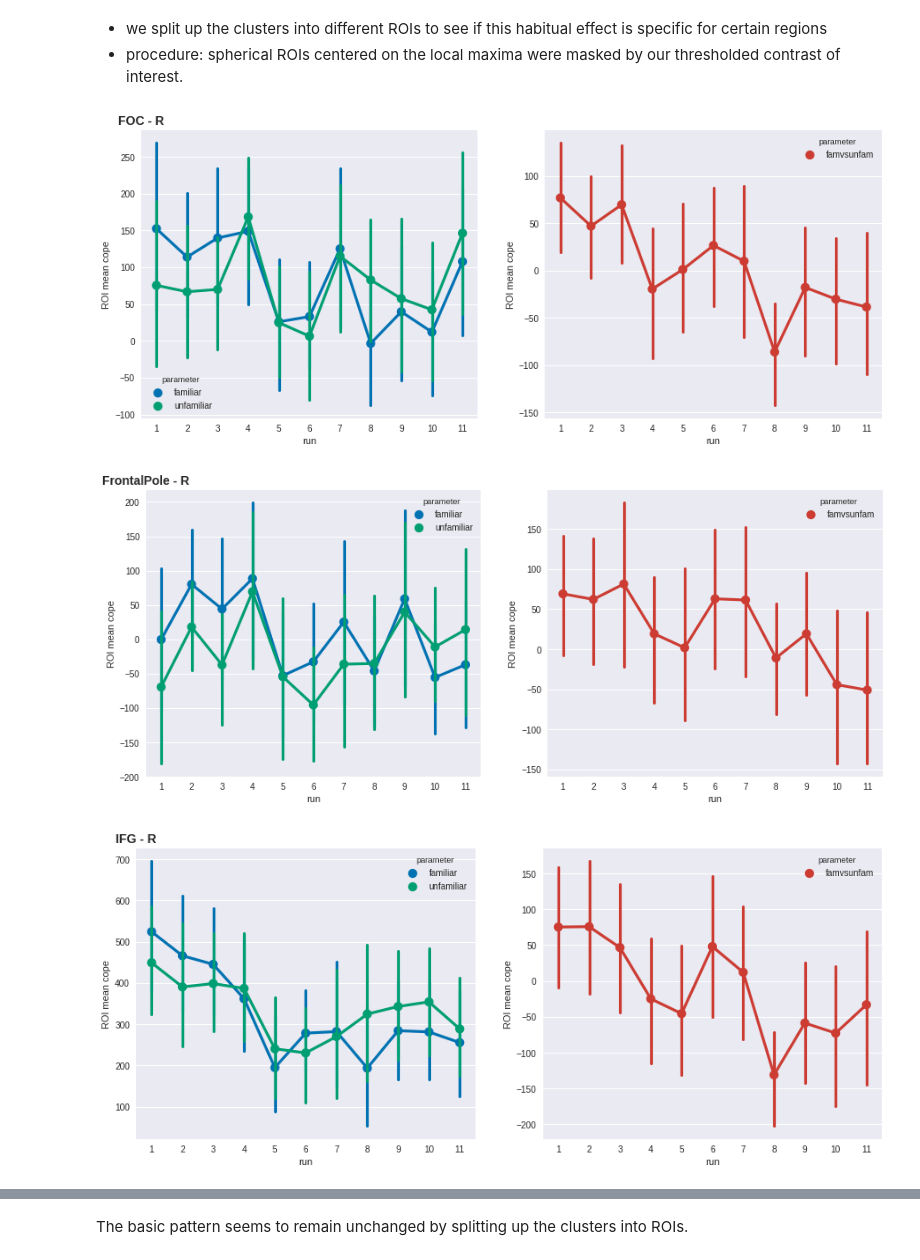
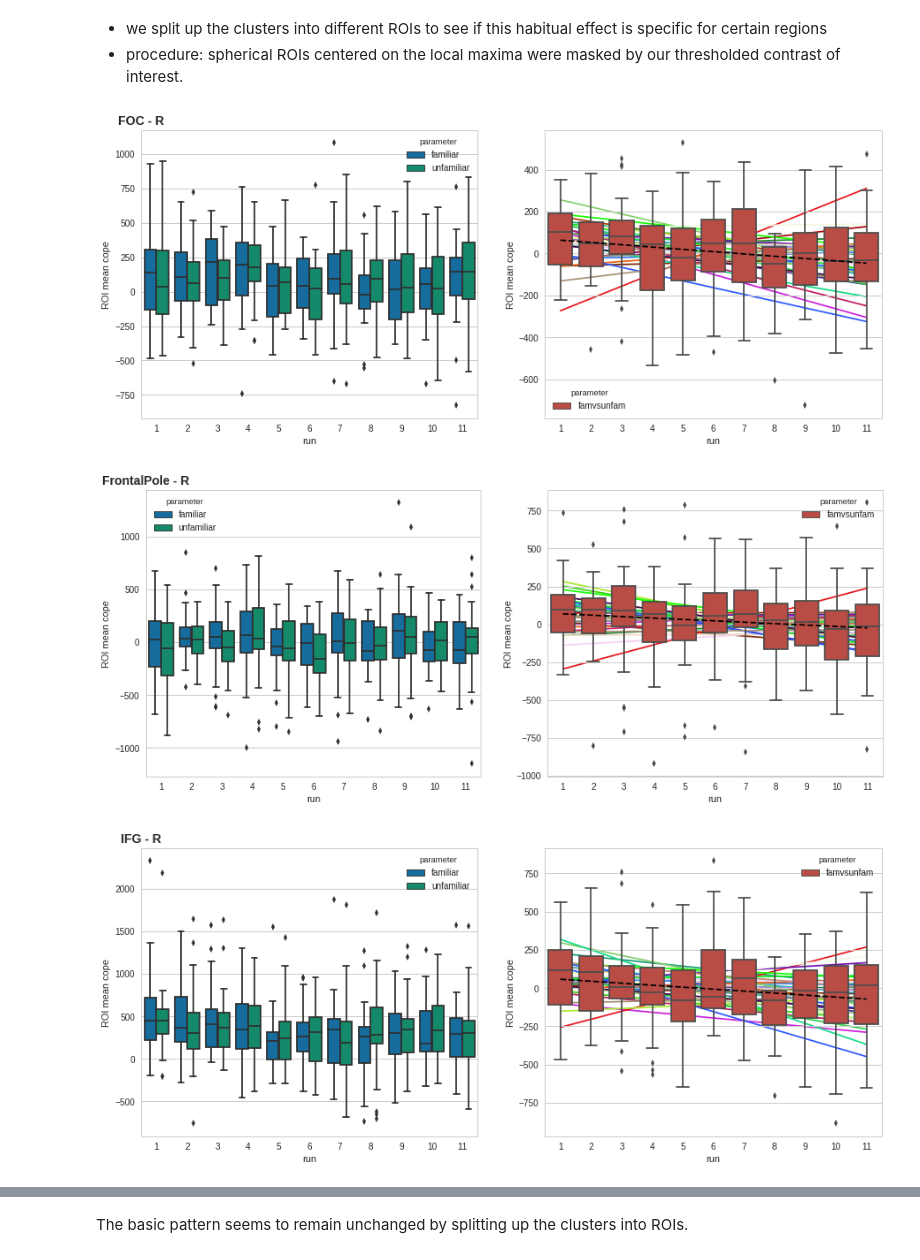
Before and after one commit to oliver-contier/famface-temporal-dynamics, a Jupyter notebook: notebooks/plot_mean_betas.ipynb, the cells around one changed output, grey strips where cells are left out. Cells and saved outputs as stored; diff of their text form; code cells hidden in the pictures.

Commit message:
gave option to plot fit lines with unique colors

```diff
--- a/notebooks/plot_mean_betas.ipynb
+++ b/notebooks/plot_mean_betas.ipynb
@@ -60,19 +61,26 @@ def extract_all(parameters, parameter_types, outdir):
                 final_df = final_df.append(df_with_sub, ignore_index=True)
 
     return final_df
+# %%
+# define unique random color for each subject
+subcolors = [{'sub' : sub,
+              'rgb' : (random.uniform(0, 1), random.uniform(0, 1), random.uniform(0, 1))}
+             for sub in range(1,34)]
 # %%
-def doubleplot(df, roilabel=None, stat='cope',
-               fitlines=False, plottype='point', fitlinecolor='grey'):
+def doubleplot(df, roilabel=False, stat='cope', plottype='point',
+               fitlines=False, subcolors=False):
     """
     Plot the progression of parameter estimates over runs in two columns:
     One for the simple regressors and one for the contrast.
     """
 
+    sns.set_style("whitegrid")
+
     # initiate subplots
     fig, (ax1, ax2) = plt.subplots(ncols=2, sharey=False, figsize=(15,6))
 
     # if no roilabel given, plot mean over all data
-    if roilabel==None:
+    if not roilabel:
         # plot two columns (one for both regressors and one for contrast)
         c1 = sns.factorplot('run', hue='parameter', y='parameter_estimate', ax=ax1, palette='colorblind',
                             data=df[df.stats==stat][(df.parameter == 'familiar') | (df.parameter=='unfamiliar')],
@@ -98,16 +106,28 @@ def doubleplot(df, roilabel=None, stat='cope',
             matched_lines = []
             for linedict in fitlines:
                 if linedict['roilabel'] == roilabel and linedict['stat'] == stat and linedict['cope'] == 'famvsunfam':
-                    line_obj = Line2D(range(nr_runs), linedict['line'],
-                                      c=fitlinecolor, linestyle='-', zorder=0)
-                    ax2.add_line(line_obj)
 
-                    matched_lines.append(np.array(linedict['line']))
+                    #if each subject should have its own color
+                    if subcolors:
+                        for subcolor in subcolors:
+                            if subcolor['sub'] == linedict['subject']:
+                                line_obj = Line2D(range(nr_runs), linedict['line'],
+                                                  c=subcolor['rgb'], linestyle='-', zorder=0)
+                                #c=fitlinecolor
+                                ax2.add_line(line_obj)
+
+
+                        matched_lines.append(np.array(linedict['line']))
+                    else:
+                        line_obj = Line2D(range(nr_runs), linedict['line'],
+                                                  c='grey', linestyle='-', zorder=0)
+                        ax2.add_line(line_obj)
+                        matched_lines.append(np.array(linedict['line']))
 
             # add a mean fit line
             meanline = np.mean(matched_lines, 0)
             meanline_obj = Line2D(range(nr_runs), meanline,
-                                  c='black', linestyle='-', zorder=3)
+                                  c='black', linestyle='--', zorder=3)
             ax2.add_line(meanline_obj)
 
         # make roi titles
@@ -253,8 +273,8 @@ df_r_cl.dropna(inplace=True)
 # roi 10 = mFUS-R, roi20 = TPJ-L
 # %%
 for l in sorted(set(df_r_cl.label.values)):
-    doubleplot(df_r_cl, roilabel=l)
+    doubleplot(df_r_cl, roilabel=l, fitlines=fitlines, plottype='box', subcolors=subcolors)
 # %% [output]
-[figure, old version]
+[figure, new version]
-[figure, old version]
+[figure, new version]
-[figure, old version]
+[figure, new version]
```
Also changed, not shown: parts of 13 cells of this notebook.
